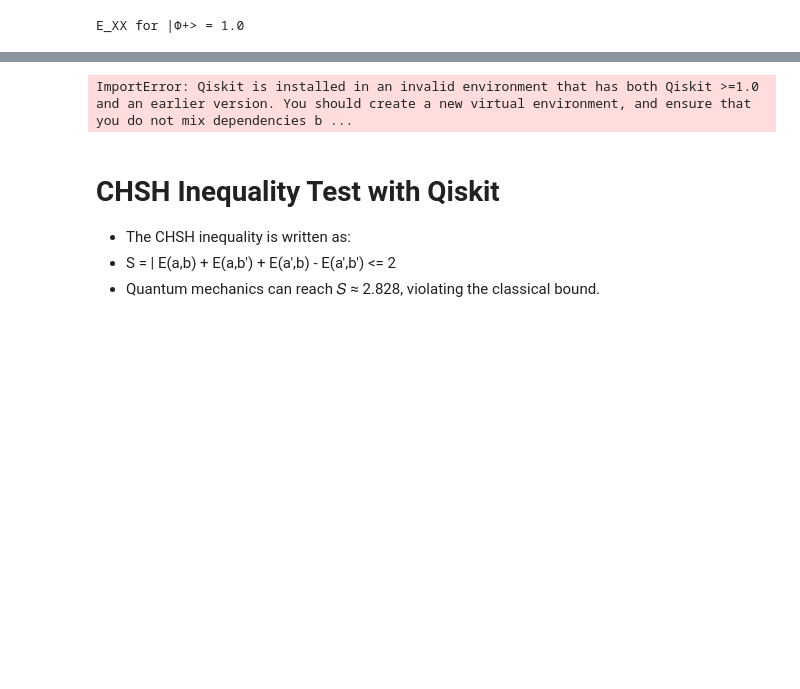
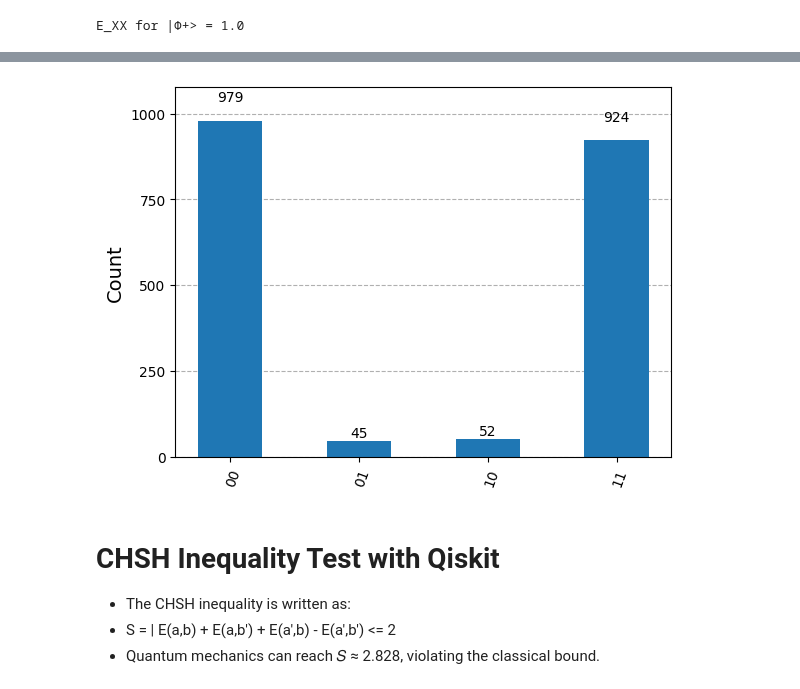
Before and after one commit to Rudra1x/Qiskit-Tutorial-Notebook, a Jupyter notebook: modules/module_3.ipynb, the cells around one changed output, grey strips where cells are left out. Drawn from its saved outputs; the diff is of its cells as text; code cells hidden in the pictures; blank space fills up the shorter version.

```diff
--- a/modules/module_3.ipynb
+++ b/modules/module_3.ipynb
@@ -423,19 +432,30 @@ ImportError: Qiskit is installed in an invalid environment that has both Qiskit
 # %%
 # Noise Experiment
 from qiskit_aer.noise import NoiseModel, depolarizing_error
 
 # Depolarizing noise on CX gate
 noise_model = NoiseModel()
 error = depolarizing_error(0.1, 2)   # 10% error
 noise_model.add_all_qubit_quantum_error(error, ['cx'])
+def bell_state(which="phi+"):
+    qc = QuantumCircuit(2,2)
+    qc.h(0)
+    qc.cx(0,1)
+    if which == "phi-":
+        qc.z(0)
+    elif which == "psi+":
+        qc.x(0)
+    elif which == "psi-":
+        qc.z(0); qc.x(0)
+    return qc
 
 qc = bell_state("phi+")
 qc = measure_in_basis(qc, [0,1],[0,1],'Z')
 
 res = sim.run(transpile(qc, sim), shots=2000, noise_model=noise_model).result().get_counts()
 plot_histogram(res)
 # %% [output]
-ImportError: Qiskit is installed in an invalid environment that has both Qiskit >=1.0 and an earlier version. You should create a new virtual environment, and ensure that you do not mix dependencies b ...
+[figure, added]
 # %% [markdown]
 # CHSH Inequality Test with Qiskit
 
```
Also changed, not shown: parts of 6 cells of this notebook, 2 other files.
